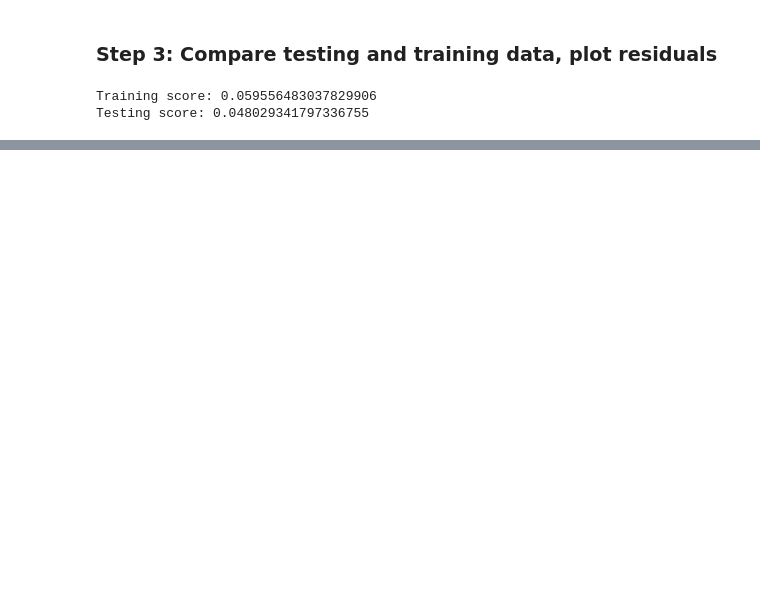
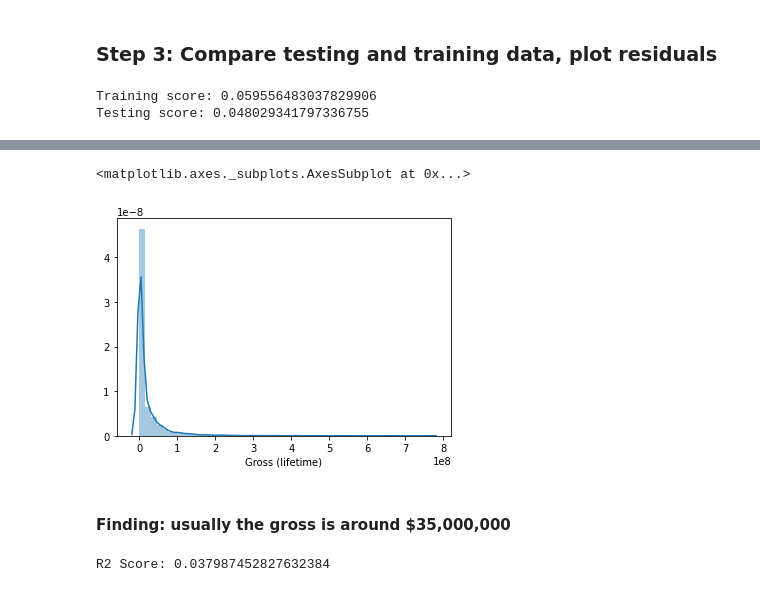
Before and after one commit to AlejandraRosa/final_project, a Jupyter notebook: notebooks/regressions.ipynb, the cells around one changed output, grey strips where cells are left out. Drawn from its saved outputs; the diff is of its cells as text; code cells hidden in the pictures; blank space fills up the shorter version.

```diff
--- a/notebooks/regressions.ipynb
+++ b/notebooks/regressions.ipynb
@@ -494,0 +560,10 @@ print(f"R2 Score: {score}")
+# %%
+# Check average value of Gross (lifetime) column
+plt.figure()
+plt.tight_layout()
+seabornInstance.distplot(dropped['Gross (lifetime)'])
+# %% [output]
+<matplotlib.axes._subplots.AxesSubplot at 0x...>
+[figure, added]
+# %% [markdown]
+#### Finding: usually the gross is around $35,000,000
@@ -495 +576,8 @@ print(f"R2 Score: {score}")
+# %%
+# Fit the model and score
+model.fit(X, y)
+score = model.score(X, y)
+print(f"R2 Score: {score}")
+# %% [output]
+R2 Score: 0.037987452827632384
 # %%
```
Also changed, not shown: parts of 49 cells of this notebook.
